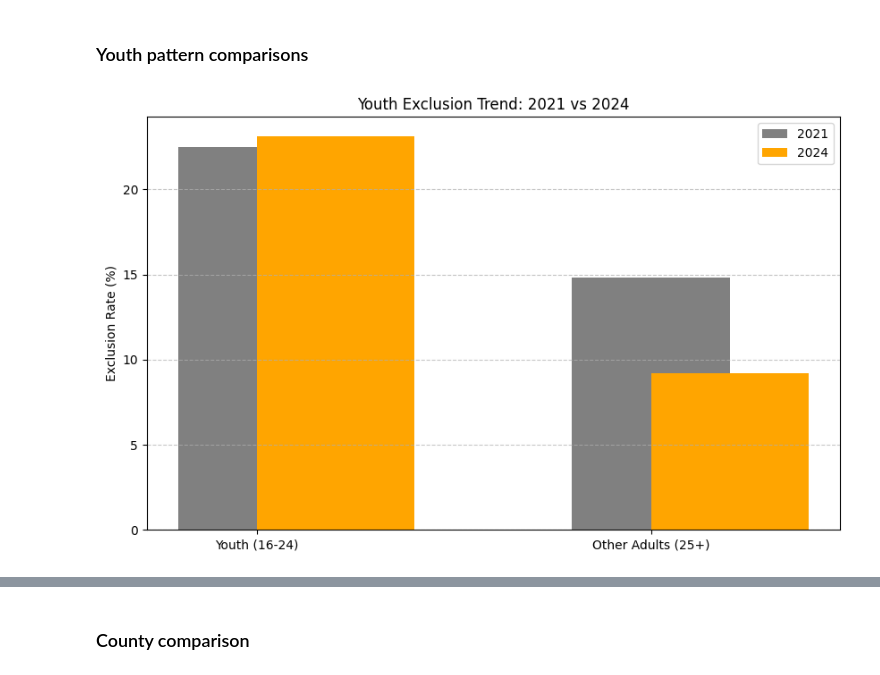
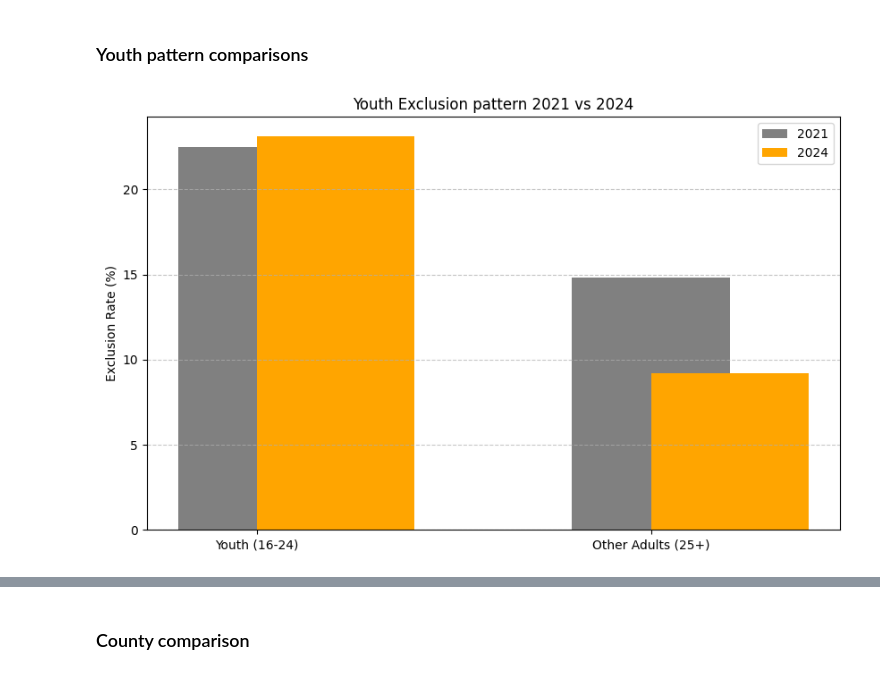
Before and after one commit to ChairoSolutions/Kenya-financial-inclusion-risk, a Jupyter notebook: notebooks-03_eda_subgroup_analysis.ipynb.ipynb, the cells around one changed output, grey strips where cells are left out. Saved outputs shown, nothing was run; the diff lists cells and outputs as text; code cells hidden in the pictures.

Commit message:
youth exclusion vizualization pattern 2021 vs 2024

```diff
--- a/notebooks-03_eda_subgroup_analysis.ipynb.ipynb
+++ b/notebooks-03_eda_subgroup_analysis.ipynb.ipynb
@@ -1447,21 +1447,21 @@ According to the 2024 FinAccess report, digital finance shrank this gender gap f
 # %%
 # Youth (16-24) vs. Others
 youth_data = pd.DataFrame({
     'Group': ['Youth (16-24)', 'Other Adults (25+)'],
     '2021_Exclusion': [22.5, 14.8],
     '2024_Exclusion': [23.1, 9.2]  # Youth exclusion rose, others fell significantly
 })
 
 plt.figure(figsize=(10, 6))
 x = range(len(youth_data['Group']))
 plt.bar(x, youth_data['2021_Exclusion'], width=0.4, label='2021', align='center', color='gray')
 plt.bar(x, youth_data['2024_Exclusion'], width=0.4, label='2024', align='edge', color='orange')
 
 plt.xticks(x, youth_data['Group'])
-plt.title('Youth Exclusion Trend: 2021 vs 2024')
+plt.title('Youth Exclusion pattern 2021 vs 2024')
 plt.ylabel('Exclusion Rate (%)')
 plt.legend()
 plt.grid(axis='y', linestyle='--', alpha=0.7)
 plt.show()
 # %% [output]
-[figure, old version]
+[figure, new version]
```
Also changed, not shown: parts of 1 cell of this notebook.
